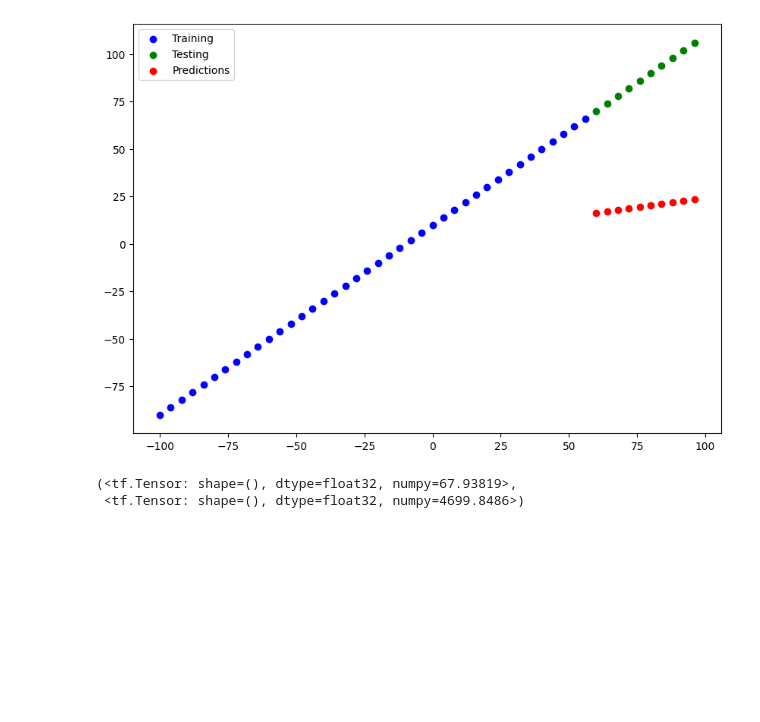
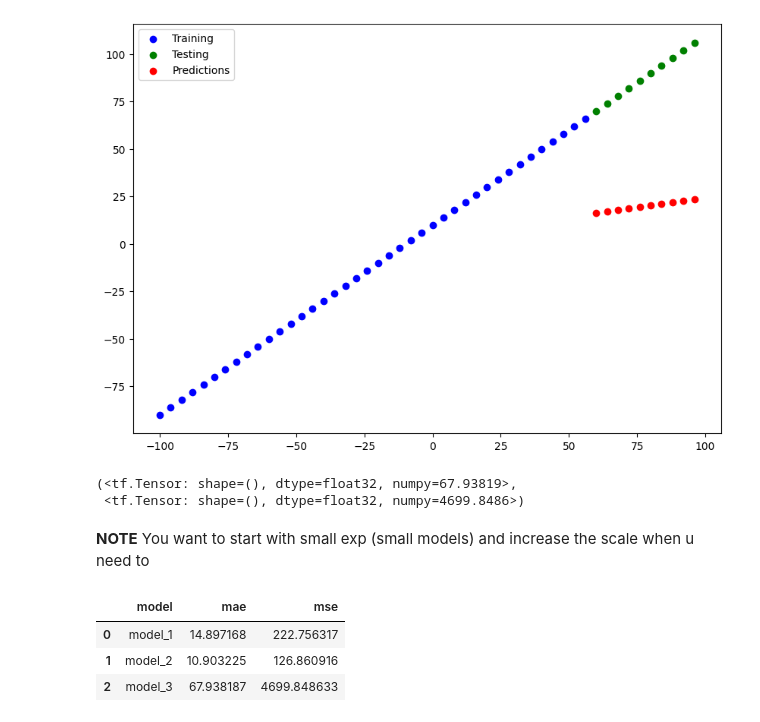
Before and after one commit to mohammed893/Tensor_Flow_Cheat_sheet-, a Jupyter notebook: NN_Regression.ipynb, the cells around one changed output. Cells and saved outputs as stored; diff of their text form; code cells hidden in the pictures; blank space fills up the shorter version.

```diff
--- a/NN_Regression.ipynb
+++ b/NN_Regression.ipynb
@@ -356,0 +355,16 @@ mae_3 , mse_3
+# %% [markdown]
+**NOTE** You want to start with small exp (small models) and increase the scale when u need to
+# %%
+#Comparing the results of our experiments
+#---> Using pandas dataframes
+import pandas as pd
+model_res = [["model_1" , mae_1.numpy() , mse_1.numpy()] ,
+             ["model_2" , mae_2.numpy() , mse_2.numpy()],
+             ["model_3" , mae_3.numpy() , mse_3.numpy()]]
+all_res = pd.DataFrame(model_res , columns = ["model" , "mae" , "mse"])
+all_res
+# %% [output]
+|  | model | mae | mse |
+| 0 | model_1 | 14.897168 | 222.756317 |
+| 1 | model_2 | 10.903225 | 126.860916 |
+| 2 | model_3 | 67.938187 | 4699.848633 |
```
Also changed, not shown: parts of 12 cells of this notebook.
